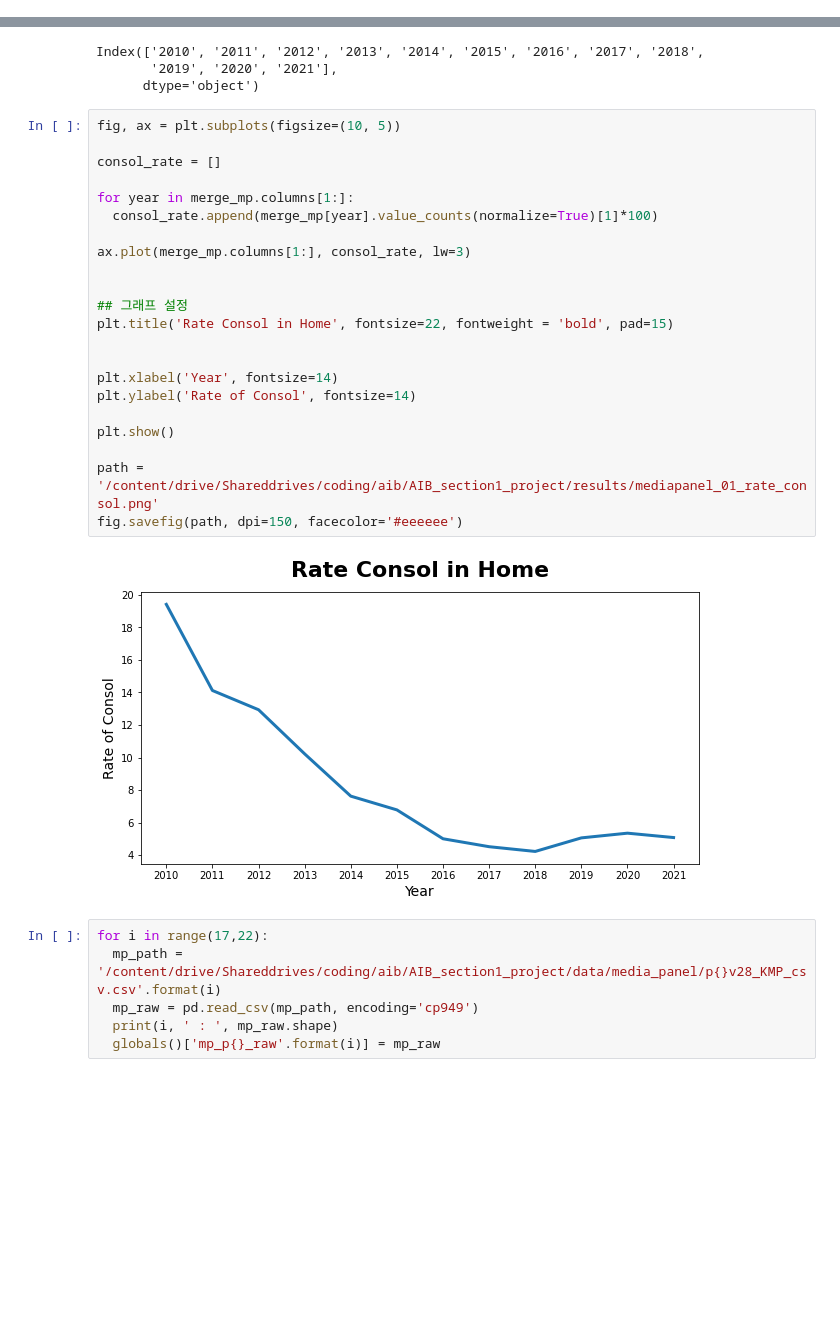
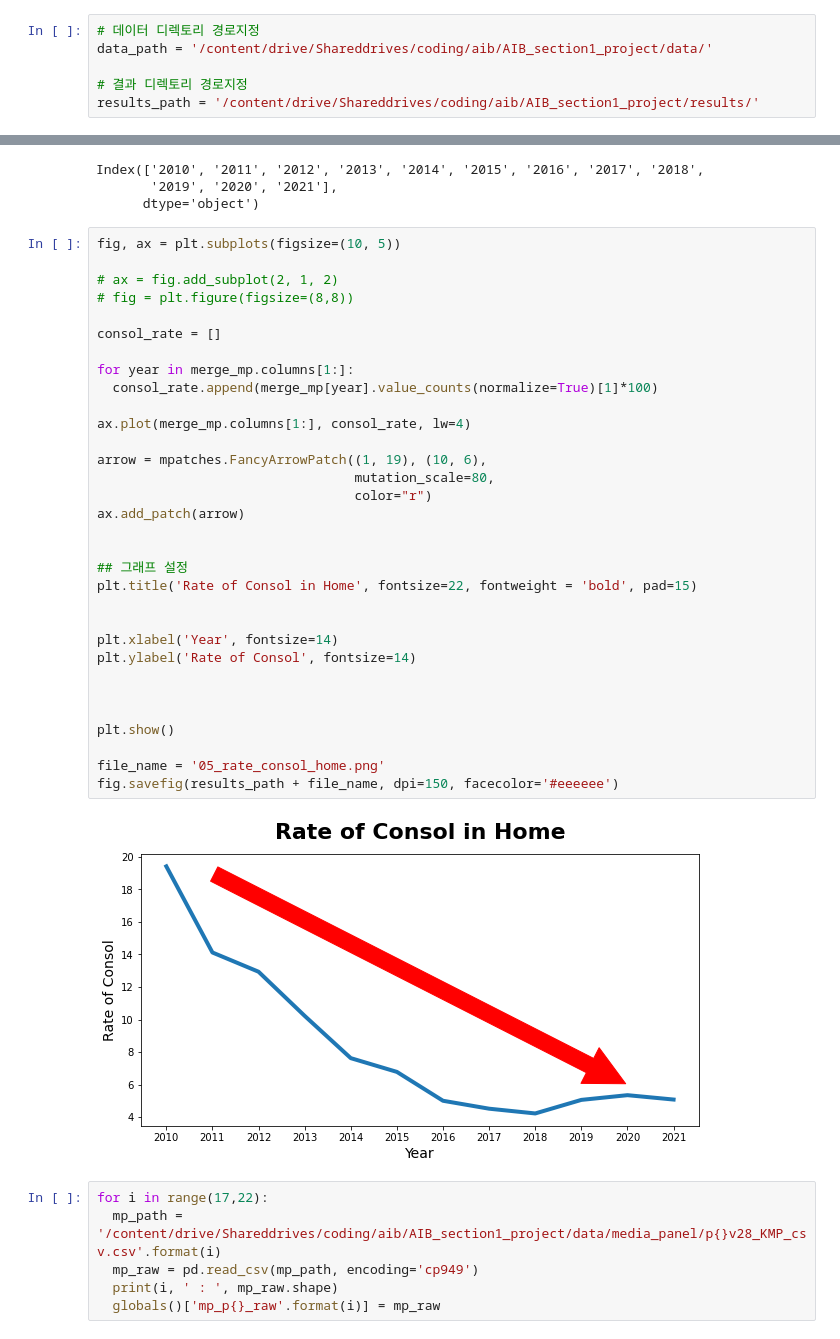
Before and after one commit to leeyeonjun85/AIB_Section_1_Project, a Jupyter notebook: Data_Analysis.ipynb, the cells around one changed output, grey strips where cells are left out. Drawn from its saved outputs; the diff is of its cells as text; blank space fills up the shorter version.

```diff
--- a/Data_Analysis.ipynb
+++ b/Data_Analysis.ipynb
@@ -85,4 +86,10 @@ pd.options.display.float_format = '{:.2f}'.format      # 소수점 둘째자리
 # plt.rc('font', family='NanumBarunGothic')
 # %% [markdown]
 # VGCartz
+# %%
+# 데이터 디렉토리 경로지정
+data_path = '/content/drive/Shareddrives/coding/aib/AIB_section1_project/data/'
+
+# 결과 디렉토리 경로지정
+results_path = '/content/drive/Shareddrives/coding/aib/AIB_section1_project/results/'
 # %%
@@ -2349,28 +2384,38 @@ Index(['2010', '2011', '2012', '2013', '2014', '2015', '2016', '2017', '2018',
       dtype='object')
 # %%
 fig, ax = plt.subplots(figsize=(10, 5))
+
+# ax = fig.add_subplot(2, 1, 2)
+# fig = plt.figure(figsize=(8,8))
 
 consol_rate = []
 
 for year in merge_mp.columns[1:]:
   consol_rate.append(merge_mp[year].value_counts(normalize=True)[1]*100)
 
-ax.plot(merge_mp.columns[1:], consol_rate, lw=3)
+ax.plot(merge_mp.columns[1:], consol_rate, lw=4)
+
+arrow = mpatches.FancyArrowPatch((1, 19), (10, 6),
+                                 mutation_scale=80,
+                                 color="r")
+ax.add_patch(arrow)
 
 
 ## 그래프 설정
-plt.title('Rate Consol in Home', fontsize=22, fontweight = 'bold', pad=15)
+plt.title('Rate of Consol in Home', fontsize=22, fontweight = 'bold', pad=15)
 
 
 plt.xlabel('Year', fontsize=14)
 plt.ylabel('Rate of Consol', fontsize=14)
 
+
+
 plt.show()
 
-path = '/content/drive/Shareddrives/coding/aib/AIB_section1_project/results/mediapanel_01_rate_consol.png'
-fig.savefig(path, dpi=150, facecolor='#eeeeee')
+file_name = '05_rate_consol_home.png'
+fig.savefig(results_path + file_name, dpi=150, facecolor='#eeeeee')
 # %% [output]
-[figure, old version]
+[figure, new version]
 # %%
 for i in range(17,22):
   mp_path = '/content/drive/Shareddrives/coding/aib/AIB_section1_project/data/media_panel/p{}v28_KMP_csv.csv'.format(i)
```
Also changed, not shown: parts of 41 cells of this notebook, 37 other files.
